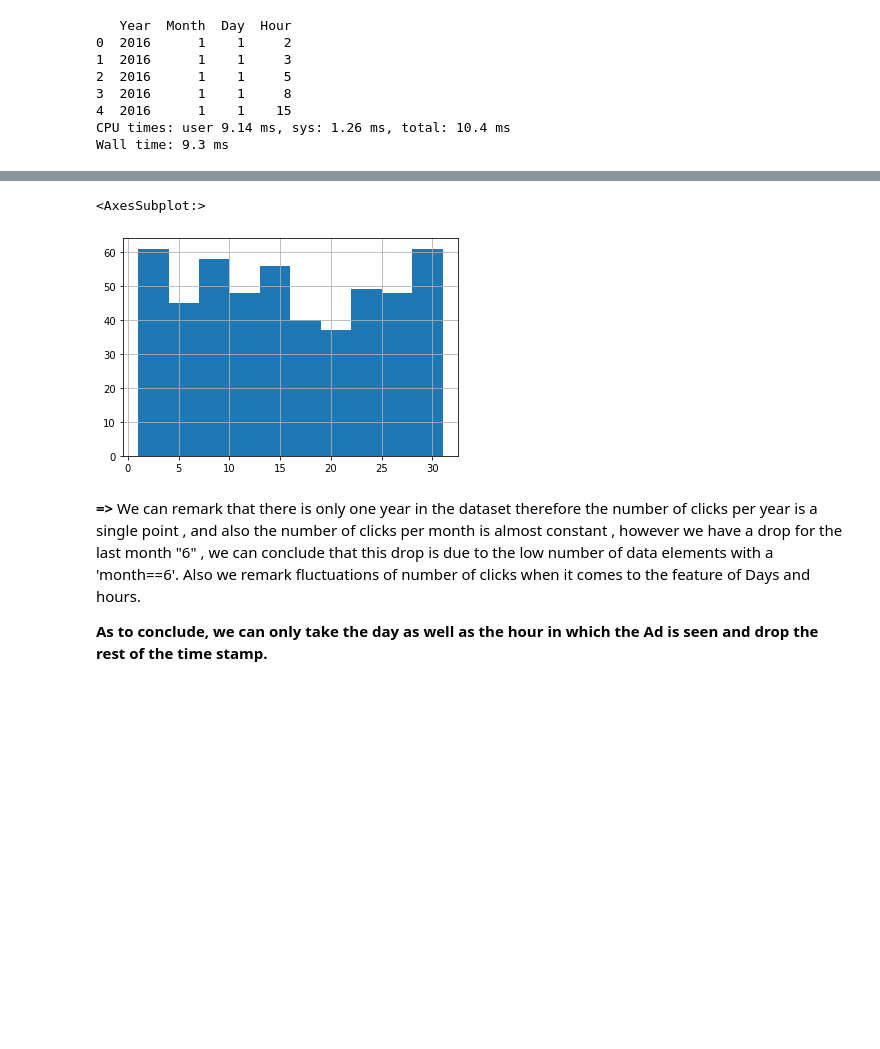
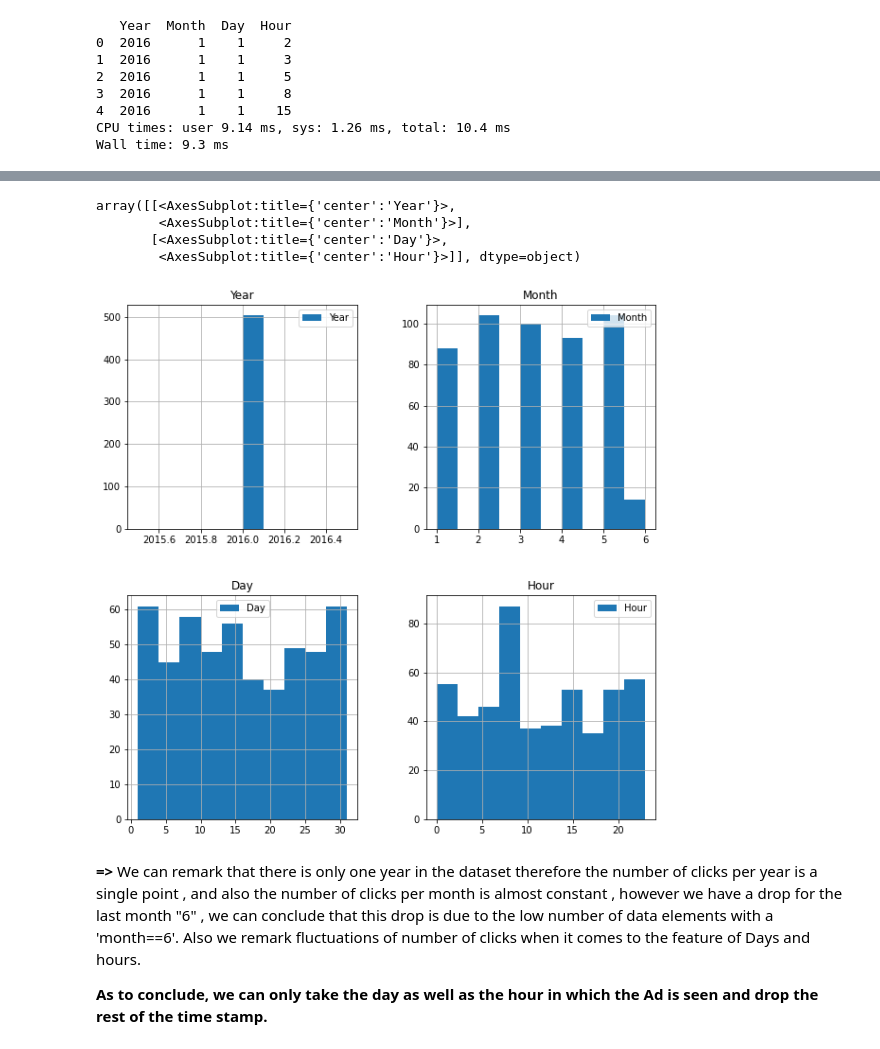
Before and after one commit to MohamedAmineDHIAB/AD_click_prediction_using_SVM-Doc2Vec, a Jupyter notebook: challenge.ipynb, the cells around one changed output, grey strips where cells are left out. Cells and saved outputs as stored; diff of their text form; code cells hidden in the pictures; blank space fills up the shorter version.

```diff
--- a/challenge.ipynb
+++ b/challenge.ipynb
@@ -185,5 +185,5 @@ def clicks_per(df:pd.DataFrame):
 # %%
 %%time
 data_hist=data_new[data.Clicked!=0]
-data_hist['Day'].hist()
+data_hist[['Year','Month','Day','Hour']].hist(figsize=(10,10))
 # %% [output]
@@ -192,5 +192,8 @@ Wall time: 19.6 ms
-<AxesSubplot:>
+array([[<AxesSubplot:title={'center':'Year'}>,
+        <AxesSubplot:title={'center':'Month'}>],
+       [<AxesSubplot:title={'center':'Day'}>,
+        <AxesSubplot:title={'center':'Hour'}>]], dtype=object)
-[figure, old version]
+[figure, new version]
 # %% [markdown]
 **=>** We can remark that there is only one year in the dataset therefore the number of clicks per year is a single point , and also the number of clicks per month is almost constant , however we have a drop for the last month "6" , we can conclude that this drop is due to the low number of data elements with a 'month==6'. Also we remark fluctuations of number of clicks when it comes to the feature of Days and hours.
 
```
Also changed, not shown: parts of 1 cell of this notebook.
